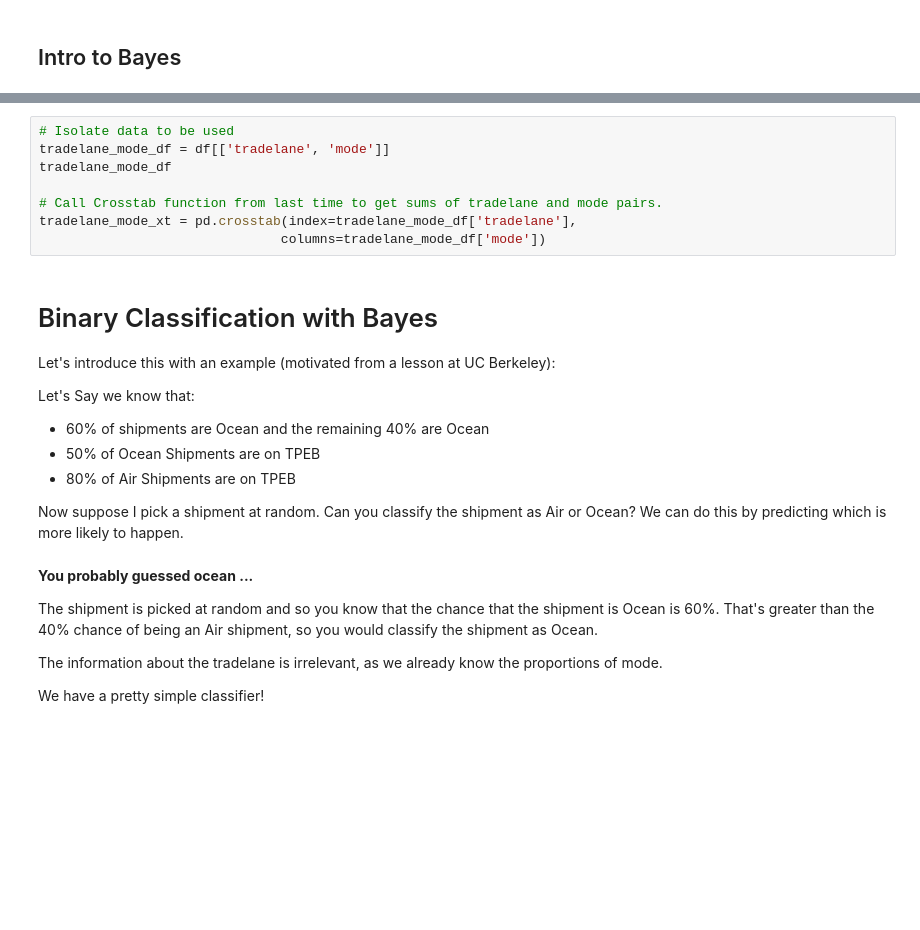
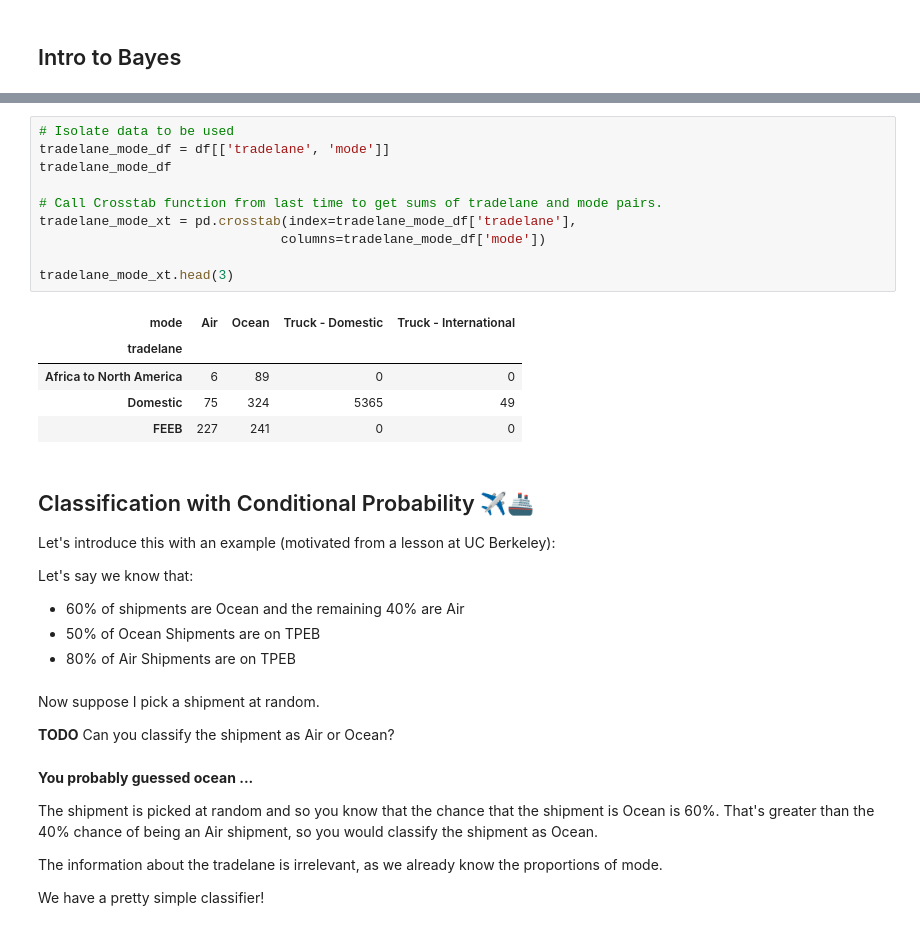
Before and after one commit to Per48edjes/Misc-DA-Prob-Stat, a Jupyter notebook: Lesson_2/bayes_theorem.ipynb, the cells around one changed output, grey strips where cells are left out. Saved outputs shown, nothing was run; the diff lists cells and outputs as text; blank space fills up the shorter version.

Commit message:
conditional independence

```diff
--- a/Lesson_2/bayes_theorem.ipynb
+++ b/Lesson_2/bayes_theorem.ipynb
@@ -107,23 +113,32 @@ df.sample(3)
 # %%
 # Isolate data to be used
 tradelane_mode_df = df[['tradelane', 'mode']]
 tradelane_mode_df
 
 # Call Crosstab function from last time to get sums of tradelane and mode pairs.
 tradelane_mode_xt = pd.crosstab(index=tradelane_mode_df['tradelane'],
                                columns=tradelane_mode_df['mode'])
+
+tradelane_mode_xt.head(3)
+# %% [output]
+| mode | Air | Ocean | Truck - Domestic | Truck - International |
+| tradelane |  |  |  |  |
+| Africa to North America | 6 | 89 | 0 | 0 |
+| Domestic | 75 | 324 | 5365 | 49 |
+| FEEB | 227 | 241 | 0 | 0 |
 # %% [markdown]
-# Binary Classification with Bayes
+## Classification with Conditional Probability ✈️🚢
 
 Let's introduce this with an example (motivated from a lesson at UC Berkeley):
 
-Let's Say we know that:
-- 60% of shipments are Ocean and the remaining 40% are Ocean
+Let's say we know that:
+- 60% of shipments are Ocean and the remaining 40% are Air
 - 50% of Ocean Shipments are on TPEB
 - 80% of Air Shipments are on TPEB
-
-
-Now suppose I pick a shipment at random. Can you classify the shipment as Air or Ocean? We can do this by predicting which is more likely to happen.
+# %% [markdown]
+Now suppose I pick a shipment at random.
+
+**TODO** Can you classify the shipment as Air or Ocean?
 # %% [markdown]
 <b> You probably guessed ocean ... </b>
 
```
Also changed, not shown: parts of 82 cells of this notebook, 13 other files.
